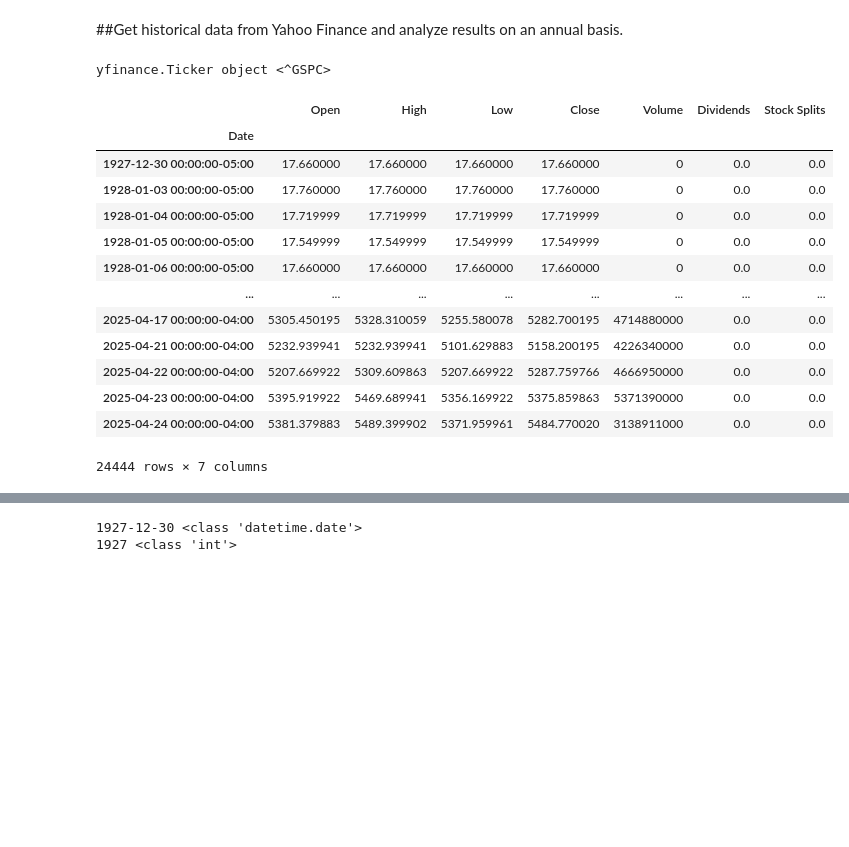
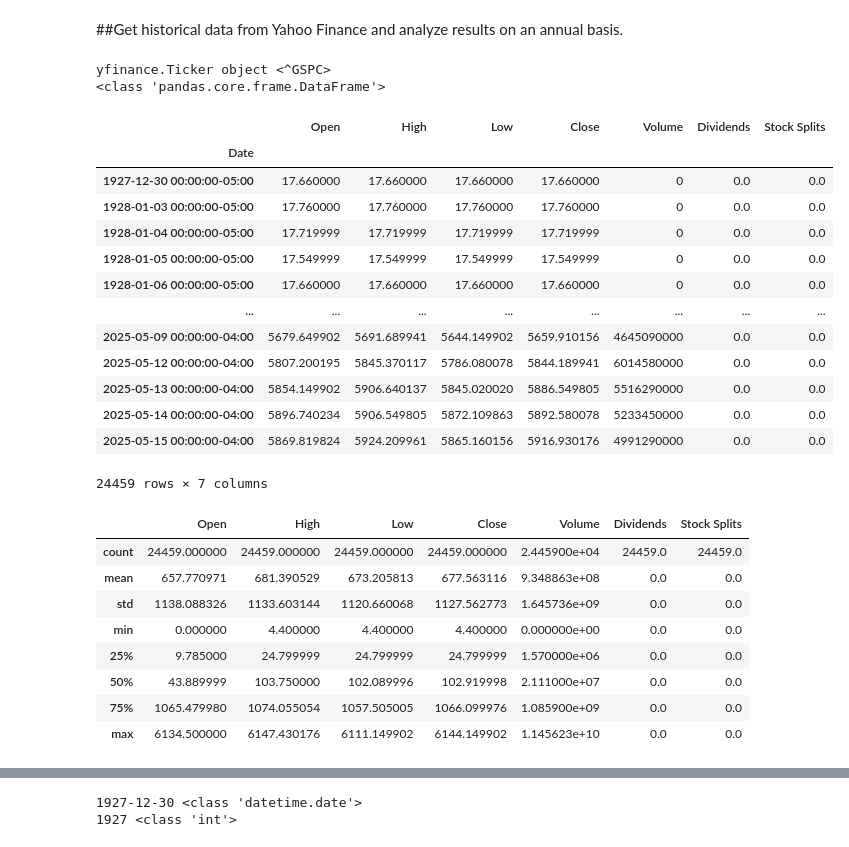
Before and after one commit to arinajman/personal, a Jupyter notebook: Project1.ipynb, the cells around one changed output, grey strips where cells are left out. Cells and saved outputs as stored; diff of their text form; code cells hidden in the pictures; blank space fills up the shorter version.

```diff
--- a/Project1.ipynb
+++ b/Project1.ipynb
@@ -9,22 +12,35 @@ import datetime
 # %%
 tic = yf.Ticker('^GSPC') #índice S&P500 ^GSPC
 print(tic)
 #dir(tic)
 #tic.info
-tic.history(period='max')
+tic_data=tic.history(period='max')
+print(type(tic_data))
+display(tic_data)
+tic_data.describe()
 # %% [output]
 yfinance.Ticker object <^GSPC>
+<class 'pandas.core.frame.DataFrame'>
 |  | Open | High | Low | Close | Volume | Dividends | Stock Splits |
 | Date |  |  |  |  |  |  |  |
 | 1927-12-30 00:00:00-05:00 | 17.660000 | 17.660000 | 17.660000 | 17.660000 | 0 | 0.0 | 0.0 |
 | 1928-01-03 00:00:00-05:00 | 17.760000 | 17.760000 | 17.760000 | 17.760000 | 0 | 0.0 | 0.0 |
 | 1928-01-04 00:00:00-05:00 | 17.719999 | 17.719999 | 17.719999 | 17.719999 | 0 | 0.0 | 0.0 |
 | 1928-01-05 00:00:00-05:00 | 17.549999 | 17.549999 | 17.549999 | 17.549999 | 0 | 0.0 | 0.0 |
 | 1928-01-06 00:00:00-05:00 | 17.660000 | 17.660000 | 17.660000 | 17.660000 | 0 | 0.0 | 0.0 |
 | ... | ... | ... | ... | ... | ... | ... | ... |
-| 2025-04-17 00:00:00-04:00 | 5305.450195 | 5328.310059 | 5255.580078 | 5282.700195 | 4714880000 | 0.0 | 0.0 |
-| 2025-04-21 00:00:00-04:00 | 5232.939941 | 5232.939941 | 5101.629883 | 5158.200195 | 4226340000 | 0.0 | 0.0 |
-| 2025-04-22 00:00:00-04:00 | 5207.669922 | 5309.609863 | 5207.669922 | 5287.759766 | 4666950000 | 0.0 | 0.0 |
-| 2025-04-23 00:00:00-04:00 | 5395.919922 | 5469.689941 | 5356.169922 | 5375.859863 | 5371390000 | 0.0 | 0.0 |
-| 2025-04-24 00:00:00-04:00 | 5381.379883 | 5489.399902 | 5371.959961 | 5484.770020 | 3138911000 | 0.0 | 0.0 |
+| 2025-05-09 00:00:00-04:00 | 5679.649902 | 5691.689941 | 5644.149902 | 5659.910156 | 4645090000 | 0.0 | 0.0 |
+| 2025-05-12 00:00:00-04:00 | 5807.200195 | 5845.370117 | 5786.080078 | 5844.189941 | 6014580000 | 0.0 | 0.0 |
+| 2025-05-13 00:00:00-04:00 | 5854.149902 | 5906.640137 | 5845.020020 | 5886.549805 | 5516290000 | 0.0 | 0.0 |
+| 2025-05-14 00:00:00-04:00 | 5896.740234 | 5906.549805 | 5872.109863 | 5892.580078 | 5233450000 | 0.0 | 0.0 |
+| 2025-05-15 00:00:00-04:00 | 5869.819824 | 5924.209961 | 5865.160156 | 5916.930176 | 4991290000 | 0.0 | 0.0 |
-24444 rows × 7 columns
+24459 rows × 7 columns
+|  | Open | High | Low | Close | Volume | Dividends | Stock Splits |
+| count | 24459.000000 | 24459.000000 | 24459.000000 | 24459.000000 | 2.445900e+04 | 24459.0 | 24459.0 |
+| mean | 657.770971 | 681.390529 | 673.205813 | 677.563116 | 9.348863e+08 | 0.0 | 0.0 |
+| std | 1138.088326 | 1133.603144 | 1120.660068 | 1127.562773 | 1.645736e+09 | 0.0 | 0.0 |
+| min | 0.000000 | 4.400000 | 4.400000 | 4.400000 | 0.000000e+00 | 0.0 | 0.0 |
+| 25% | 9.785000 | 24.799999 | 24.799999 | 24.799999 | 1.570000e+06 | 0.0 | 0.0 |
+| 50% | 43.889999 | 103.750000 | 102.089996 | 102.919998 | 2.111000e+07 | 0.0 | 0.0 |
+| 75% | 1065.479980 | 1074.055054 | 1057.505005 | 1066.099976 | 1.085900e+09 | 0.0 | 0.0 |
+| max | 6134.500000 | 6147.430176 | 6111.149902 | 6144.149902 | 1.145623e+10 | 0.0 | 0.0 |
```
Also changed, not shown: parts of 28 cells of this notebook.
